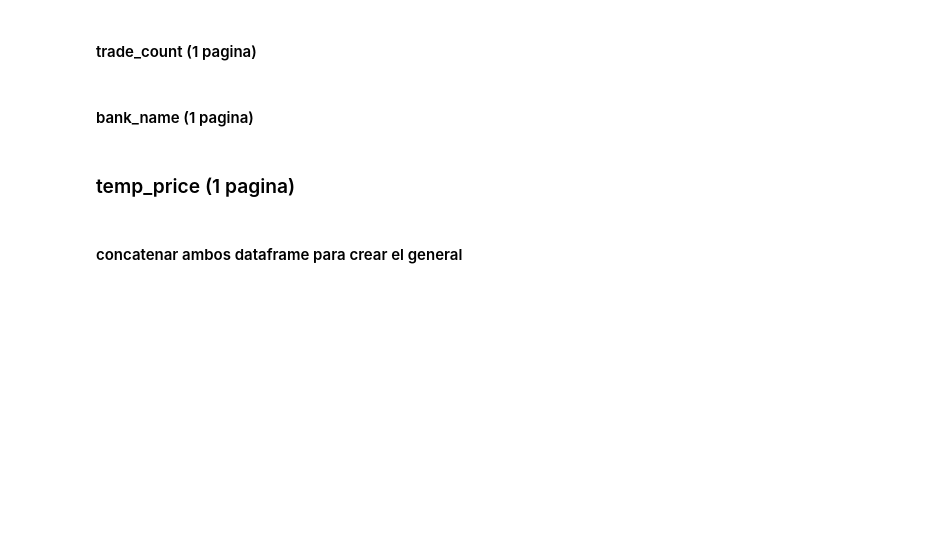
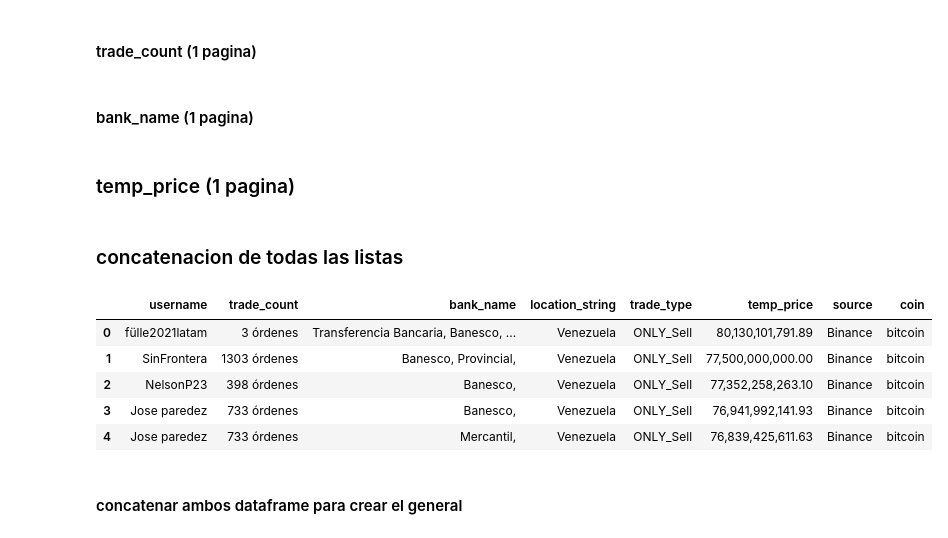
Before and after one commit to Os-f-dev/datamex_012021, a Jupyter notebook: module-1/web-project/your-code/web-bitcoin.ipynb, the cells around one changed output. Saved outputs shown, nothing was run; the diff lists cells and outputs as text; code cells hidden in the pictures; blank space fills up the shorter version.

```diff
--- a/module-1/web-project/your-code/web-bitcoin.ipynb
+++ b/module-1/web-project/your-code/web-bitcoin.ipynb
@@ -475,18 +484,27 @@ list_banco
 list_price = obtener_valor(browser, "div[class='css-1m1f8hn']" )
 # %%
 list_price
+# %% [markdown]
+### concatenacion de todas las listas
 # %%
 #concatenacion de todas las listas para generar el dataframe
 dfsell = pd.DataFrame(list(zip(list_user, list_trade, list_banco , list_price)),
                columns =['username', 'trade_count', 'bank_name', 'temp_price' ])
 #creacion de columnas generadas por defecto
 dfsell['location_string'] = 'Venezuela'
 dfsell['trade_type']= 'ONLY_Sell'
 dfsell['source']= 'Binance'
 dfsell['coin']= 'bitcoin'
 #dataframe general de ventas de binance
 dfsell = dfsell[['username', 'trade_count', 'bank_name','location_string','trade_type', 'temp_price','source','coin']]
-dfsell
+dfsell.head()
+# %% [output]
+|  | username | trade_count | bank_name | location_string | trade_type | temp_price | source | coin |
+| 0 | fülle2021latam | 3 órdenes | Transferencia Bancaria, Banesco, ... | Venezuela | ONLY_Sell | 80,130,101,791.89 | Binance | bitcoin |
+| 1 | SinFrontera | 1303 órdenes | Banesco, Provincial, | Venezuela | ONLY_Sell | 77,500,000,000.00 | Binance | bitcoin |
+| 2 | NelsonP23 | 398 órdenes | Banesco, | Venezuela | ONLY_Sell | 77,352,258,263.10 | Binance | bitcoin |
+| 3 | Jose paredez | 733 órdenes | Banesco, | Venezuela | ONLY_Sell | 76,941,992,141.93 | Binance | bitcoin |
+| 4 | Jose paredez | 733 órdenes | Mercantil, | Venezuela | ONLY_Sell | 76,839,425,611.63 | Binance | bitcoin |
 # %% [markdown]
 #### concatenar ambos dataframe para crear el general
 # %%
```
Also changed, not shown: parts of 3 cells of this notebook, 1 other file.
